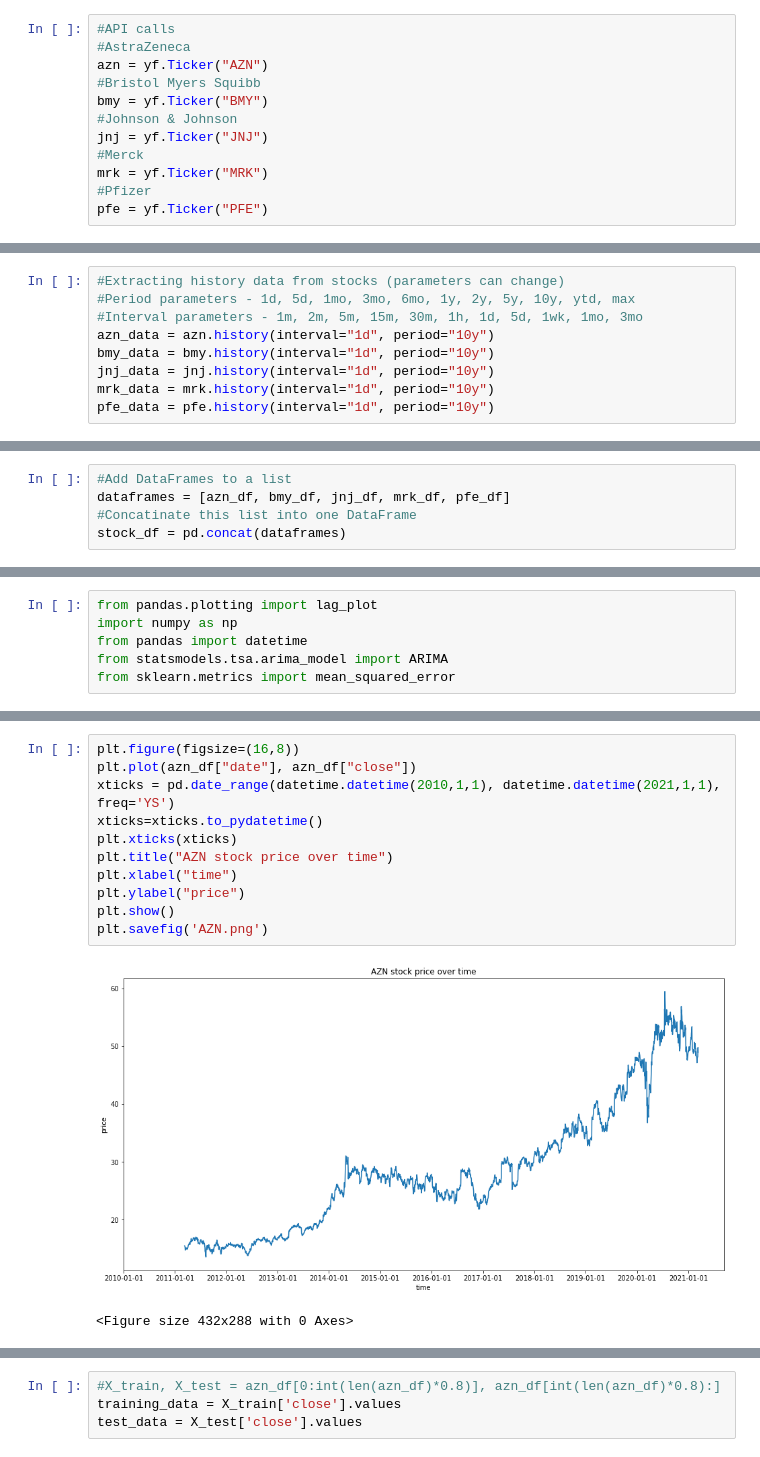
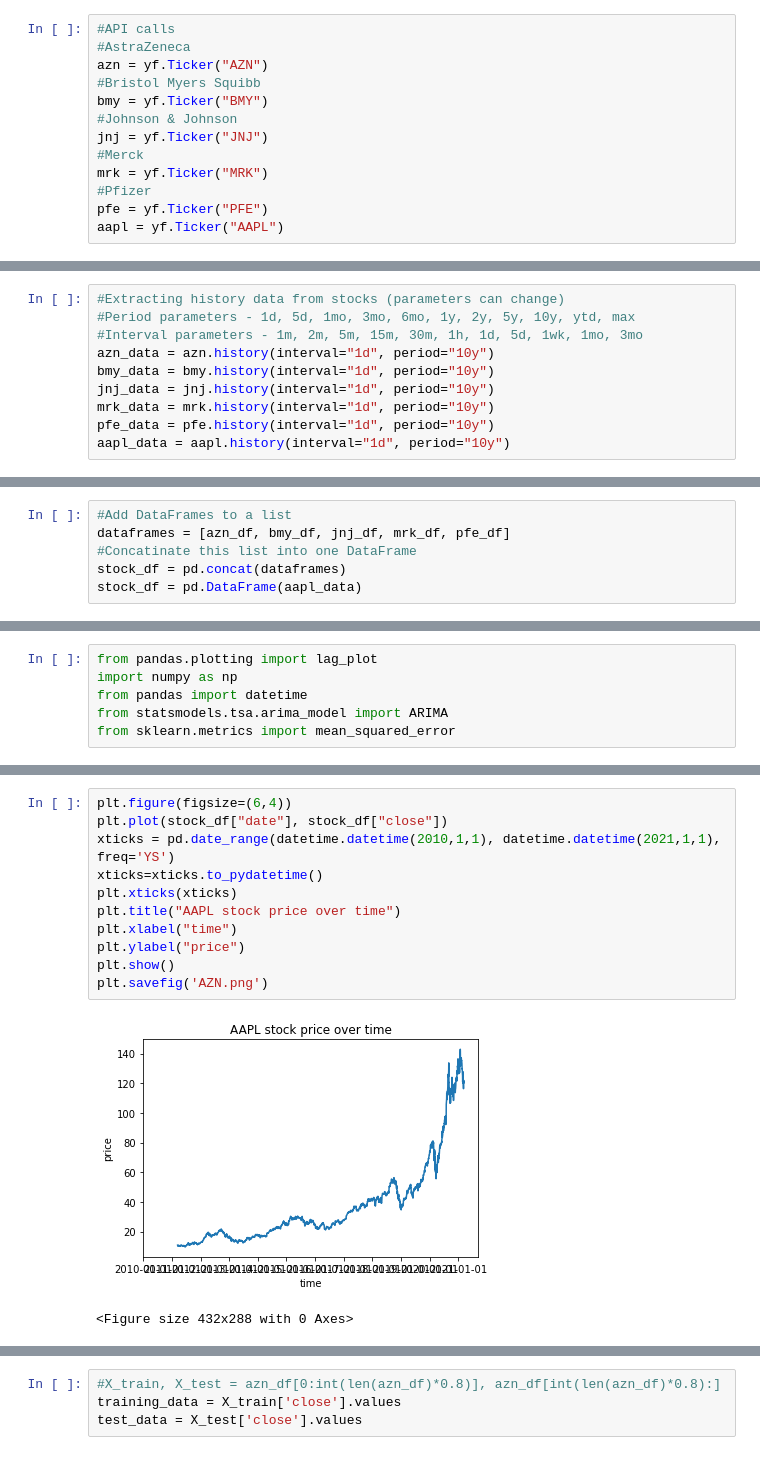
Before and after one commit to kdevanath/Pharma-Stock-ML, a Jupyter notebook: Stock_data.ipynb, the cells around one changed output, grey strips where cells are left out. Saved outputs shown, nothing was run; the diff lists cells and outputs as text.

```diff
--- a/Stock_data.ipynb
+++ b/Stock_data.ipynb
@@ -15,6 +15,7 @@ jnj = yf.Ticker("JNJ")
 mrk = yf.Ticker("MRK")
 #Pfizer
 pfe = yf.Ticker("PFE")
+aapl = yf.Ticker("AAPL")
 # %%
 mrk
 # %% [output]
@@ -28,3 +29,4 @@ bmy_data = bmy.history(interval="1d", period="10y")
 jnj_data = jnj.history(interval="1d", period="10y")
 mrk_data = mrk.history(interval="1d", period="10y")
 pfe_data = pfe.history(interval="1d", period="10y")
+aapl_data = aapl.history(interval="1d", period="10y")
@@ -64,6 +66,7 @@ pfe_df.insert(0, 'stock_name', 'PFE')
 dataframes = [azn_df, bmy_df, jnj_df, mrk_df, pfe_df]
 #Concatinate this list into one DataFrame
 stock_df = pd.concat(dataframes)
+stock_df = pd.DataFrame(aapl_data)
 # %%
 stock_df
 # %% [output]
@@ -171,17 +159,17 @@ plt.savefig('AZN_autocorrelatio.png')
 <Figure size 432x288 with 0 Axes>
 # %%
-plt.figure(figsize=(16,8))
-plt.plot(azn_df["date"], azn_df["close"])
+plt.figure(figsize=(6,4))
+plt.plot(stock_df["date"], stock_df["close"])
 xticks = pd.date_range(datetime.datetime(2010,1,1), datetime.datetime(2021,1,1), freq='YS')
 xticks=xticks.to_pydatetime()
 plt.xticks(xticks)
-plt.title("AZN stock price over time")
+plt.title("AAPL stock price over time")
 plt.xlabel("time")
 plt.ylabel("price")
 plt.show()
 plt.savefig('AZN.png')
 # %% [output]
-[figure, old version]
+[figure, new version]
 <Figure size 432x288 with 0 Axes>
 # %%
 from statsmodels.tsa.stattools import adfuller
```
Also changed, not shown: parts of 26 cells of this notebook.
